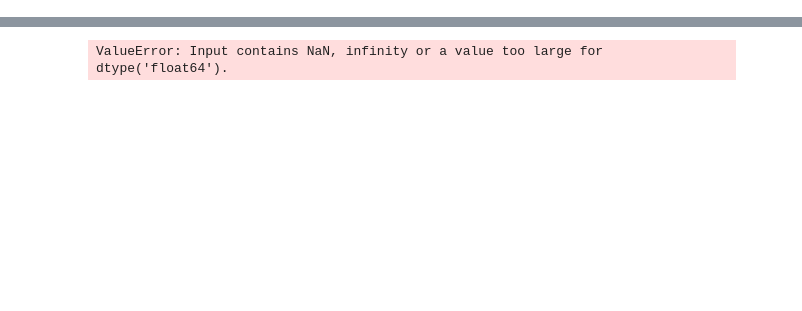
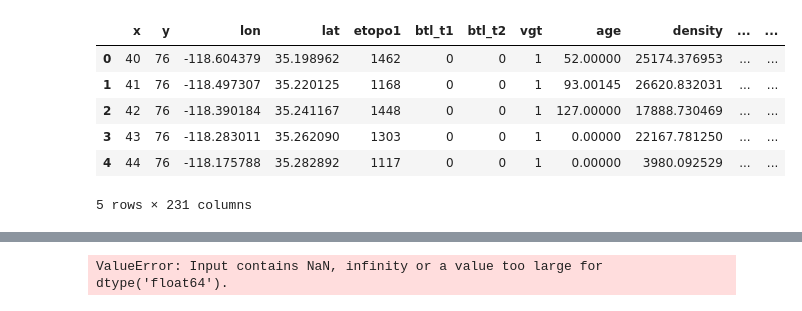
Before and after one commit to dongmeic/SDM, a Jupyter notebook: python/notebooks_new/logistic.py.ipynb, the cells around one changed output, grey strips where cells are left out. Cells and saved outputs as stored; diff of their text form; code cells hidden in the pictures; blank space fills up the shorter version.

```diff
--- a/python/notebooks_new/logistic.py.ipynb
+++ b/python/notebooks_new/logistic.py.ipynb
@@ -76,3 +70,13 @@ max(X_test.x), max(X_test.y)
+# %%
+X_train.head()
+# %% [output]
+|  | x | y | lon | lat | etopo1 | btl_t1 | btl_t2 | vgt | age | density | ... | ... |
+| 0 | 40 | 76 | -118.604379 | 35.198962 | 1462 | 0 | 0 | 1 | 52.00000 | 25174.376953 | ... | ... |
+| 1 | 41 | 76 | -118.497307 | 35.220125 | 1168 | 0 | 0 | 1 | 93.00145 | 26620.832031 | ... | ... |
+| 2 | 42 | 76 | -118.390184 | 35.241167 | 1448 | 0 | 0 | 1 | 127.00000 | 17888.730469 | ... | ... |
+| 3 | 43 | 76 | -118.283011 | 35.262090 | 1303 | 0 | 0 | 1 | 0.00000 | 22167.781250 | ... | ... |
+| 4 | 44 | 76 | -118.175788 | 35.282892 | 1117 | 0 | 0 | 1 | 0.00000 | 3980.092529 | ... | ... |
+5 rows × 231 columns
 # %%
 density_matrix_train = util.column2matrix(X_train, 'density', cell_dim=1)
 density_matrix_valid = util.column2matrix(X_valid, 'density', cell_dim=1)
```
Also changed, not shown: parts of 7 cells of this notebook.
